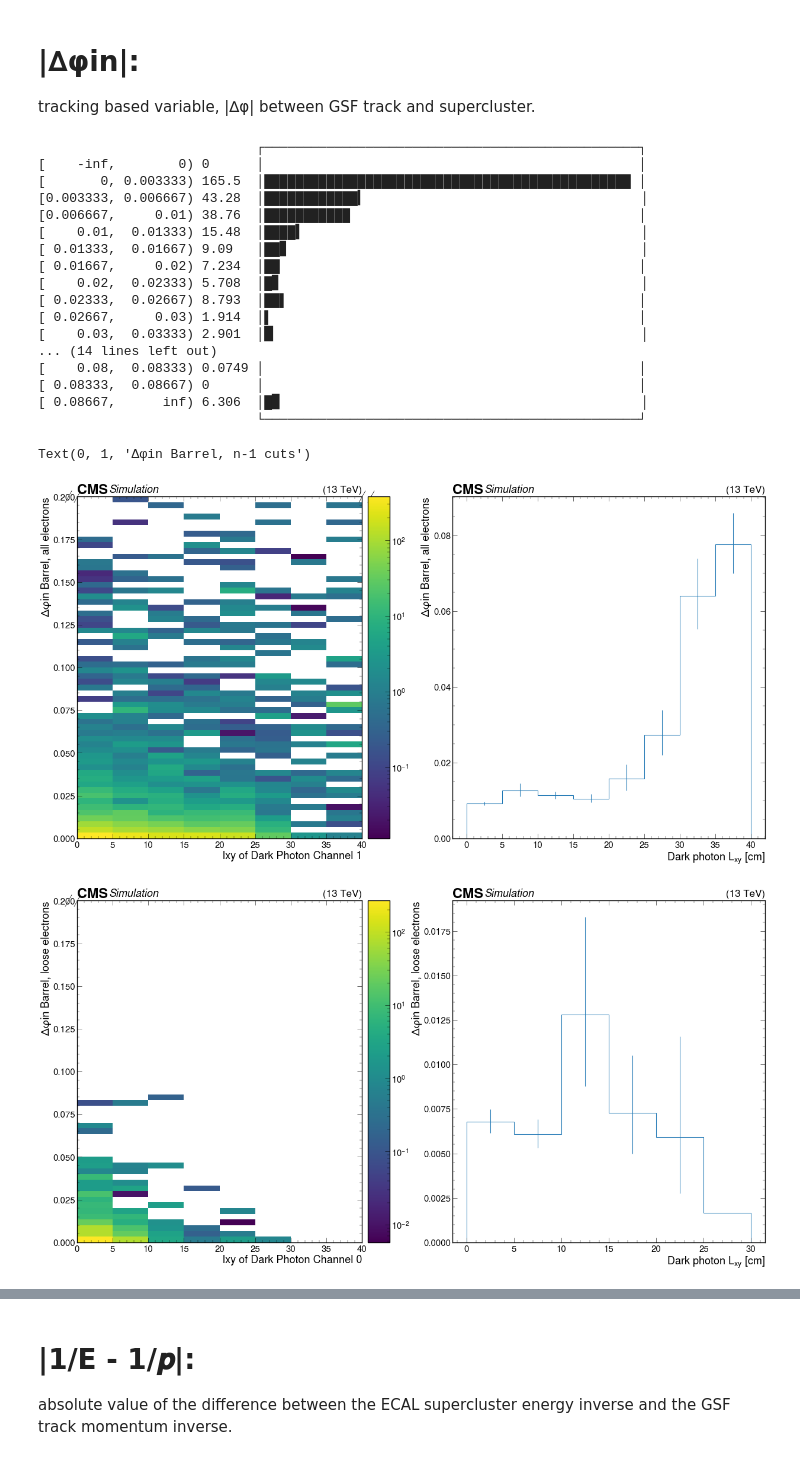
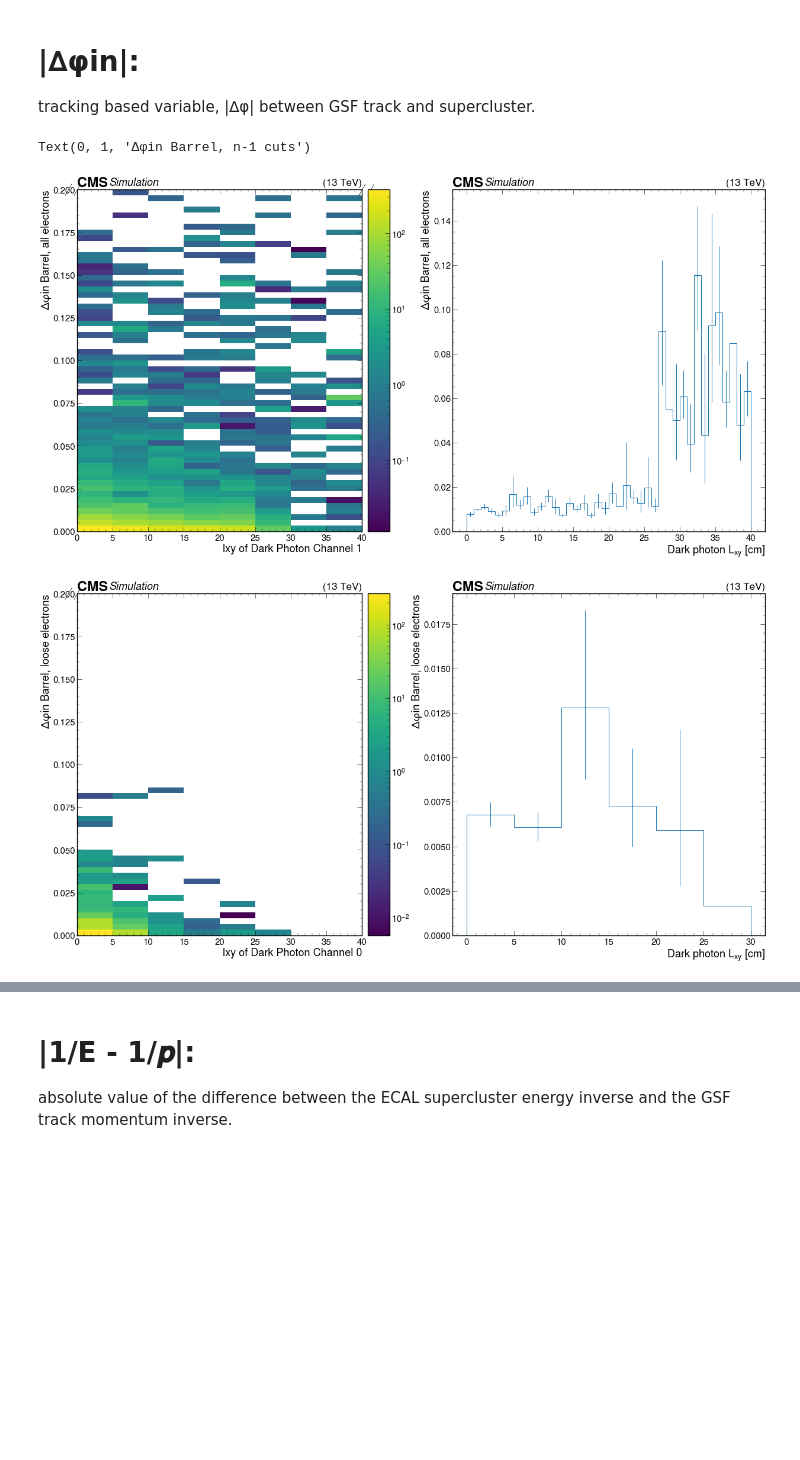
Before and after one commit to m251890/SIDM, a Jupyter notebook: sidm/studies/GSF_electrons_profiles.ipynb, the cells around one changed output, grey strips where cells are left out. Cells and saved outputs as stored; diff of their text form; code cells hidden in the pictures; blank space fills up the shorter version.

```diff
--- a/sidm/studies/GSF_electrons_profiles.ipynb
+++ b/sidm/studies/GSF_electrons_profiles.ipynb
@@ -150,57 +133,40 @@ utilities.plot(hists["electron_GsfEleDPhiInCut2d"][channels[1], :40j:5j, :], lab
 plt.xlabel("lxy of Dark Photon Channel 1")
 plt.ylabel("Δφin Barrel, all electrons")
 plt.subplot(1, 2, 2)
-utilities.plot(hists["electron_GsfEleDPhiInCut2d"][channels[1], :40j:5j, :].profile(axis="electron_GsfEleDPhiInCut"))
-print(hists["electron_GsfEleDPhiInCut2d"][channels[1],slice(0, 2, sum),:26])
+utilities.plot(hists["electron_GsfEleDPhiInCut2d"][channels[1], :40j:1j, :].profile(axis="electron_GsfEleDPhiInCut"))
+#print(hists["electron_GsfEleDPhiInCut2d"][channels[1],slice(0, 2, sum),:26])
 plt.xlabel("Dark photon $L_{xy}$ [cm]")
 plt.ylabel("Δφin Barrel, all electrons")
 
 plt.subplots(1, 2, figsize=(30,15))
 plt.subplot(1, 2, 1)
 utilities.plot(hists["electron_GsfEleDPhiInCut2d"][channels[0], :40j:5j, :], label = sample, norm=mpl.colors.LogNorm())
 plt.xlabel("lxy of Dark Photon Channel 0")
 plt.ylabel("Δφin Barrel, loose electrons")
 plt.subplot(1, 2, 2)
 utilities.plot(hists["electron_GsfEleDPhiInCut2d"][channels[0], :40j:5j, :].profile(axis="electron_GsfEleDPhiInCut"))
 #print(hists["electron_GsfEleDPhiInCut2d"][channels[0],slice(0, 2, sum),:76])
 plt.xlabel("Dark photon $L_{xy}$ [cm]")
 plt.ylabel("Δφin Barrel, loose electrons")
 
 
 plt.subplots(1, 2, figsize=(30,15))
 plt.subplot(1, 2, 1)
 utilities.plot(hists["electron_GsfEleDPhiInCut2d"][channels[3], :40j:5j, :], label = sample, norm=mpl.colors.LogNorm())
 plt.xlabel("lxy of Dark Photon Channel 3")
 plt.ylabel("Δφin Barrel, n-1 cuts")
 plt.subplot(1, 2, 2)
 utilities.plot(hists["electron_GsfEleDPhiInCut2d"][channels[3], :40j:5j, :].profile(axis="electron_GsfEleDPhiInCut"))
 #print(hists["electron_GsfEleDPhiInCut2d"][channels[4],slice(0, 2, sum),:76])
 plt.xlabel("Dark photon $L_{xy}$ [cm]")
 plt.ylabel("Δφin Barrel, n-1 cuts")
 
 
 
 #(hists["electron_GsfEleDPhiInCut2d"][channels[1],slice(0, 2, sum),:])
 # %% [output]
-                            ┌────────────────────────────────────────────────┐
-[    -inf,        0) 0      │                                                │
-[       0, 0.003333) 165.5  │███████████████████████████████████████████████ │
-[0.003333, 0.006667) 43.28  │████████████▎                                   │
-[0.006667,     0.01) 38.76  │███████████                                     │
-[    0.01,  0.01333) 15.48  │████▍                                           │
-[ 0.01333,  0.01667) 9.09   │██▋                                             │
-[ 0.01667,     0.02) 7.234  │██                                              │
-[    0.02,  0.02333) 5.708  │█▋                                              │
-[ 0.02333,  0.02667) 8.793  │██▌                                             │
-[ 0.02667,     0.03) 1.914  │▌                                               │
-[    0.03,  0.03333) 2.901  │▉                                               │
-... (14 lines left out)
-[    0.08,  0.08333) 0.0749 │                                                │
-[ 0.08333,  0.08667) 0      │                                                │
-[ 0.08667,      inf) 6.306  │█▊                                              │
-                            └────────────────────────────────────────────────┘
+Text(0, 1, 'Δφin Barrel, n-1 cuts')
-Text(0, 1, 'Δφin Barrel, n-1 cuts')
-[figure, old version]
+[figure, new version]
 [figure]
 [figure]
 # %% [markdown]
```
Also changed, not shown: parts of 4 cells of this notebook, 3 other files.
